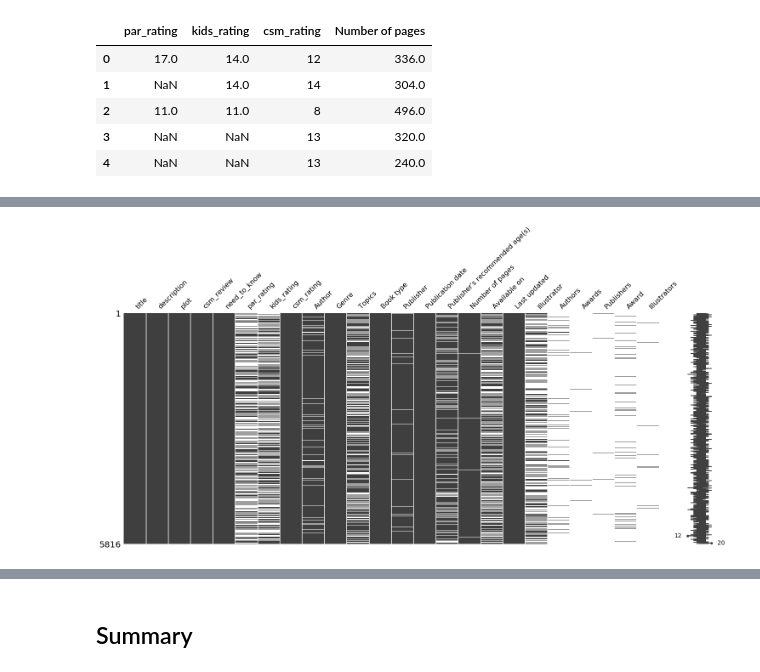
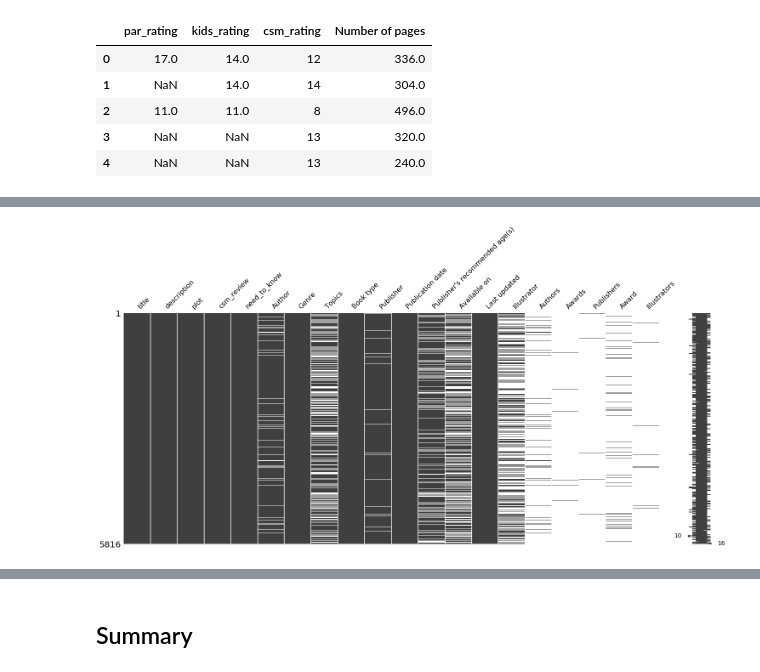
Before and after one commit to educatorsRlearners/an-a-z-of-machine-learning, a Jupyter notebook: _notebooks/2020-06-09-e-is-for-eda.ipynb, the cells around one changed output, grey strips where cells are left out. Drawn from its saved outputs; the diff is of its cells as text; code cells hidden in the pictures.

```diff
--- a/_notebooks/2020-06-09-e-is-for-eda.ipynb
+++ b/_notebooks/2020-06-09-e-is-for-eda.ipynb
@@ -89,6 +95,6 @@ string.head().T
 # %%
 import missingno as msno
 # %%
-msno.matrix(df);
+msno.matrix(string);
 # %% [output]
-[figure, old version]
+[figure, new version]
```
Also changed, not shown: parts of 3 cells of this notebook.
